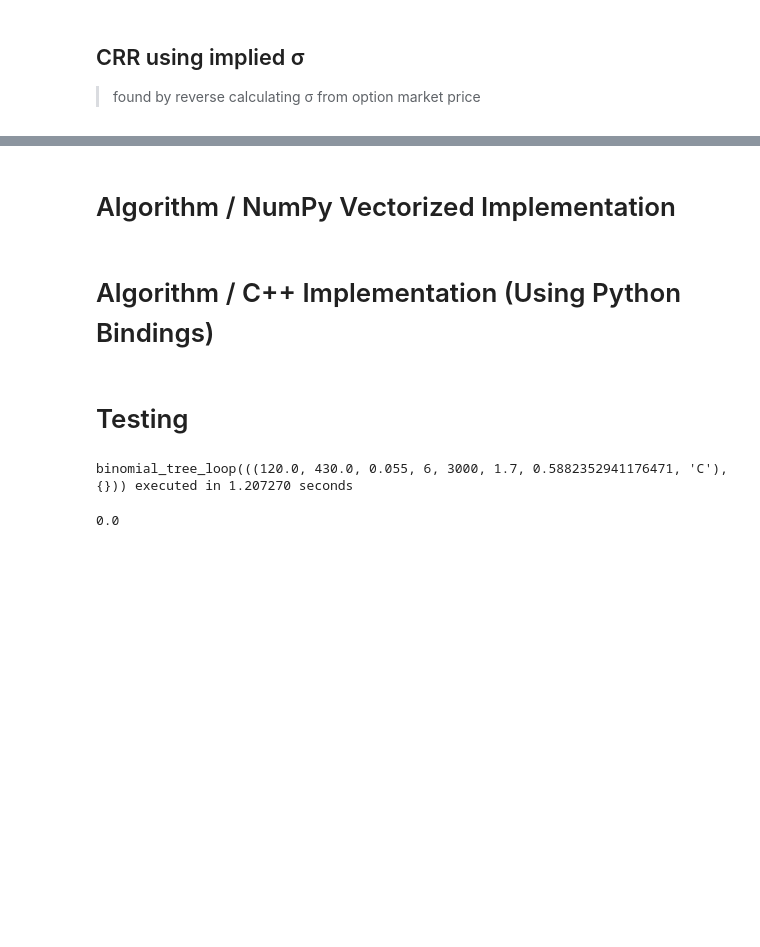
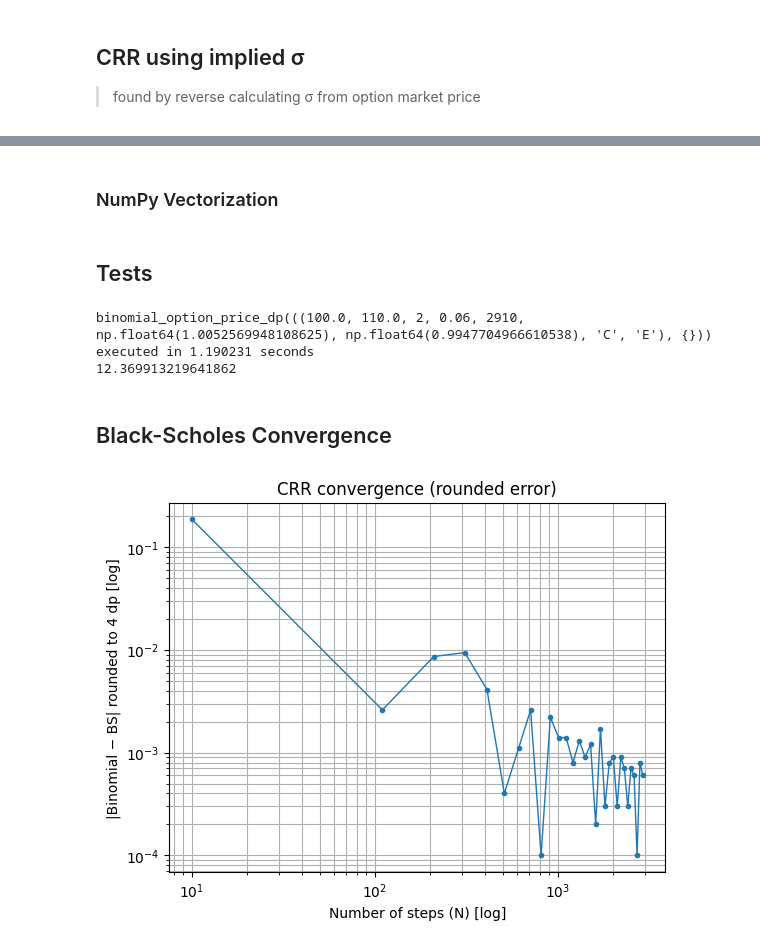
Before and after one commit to Emad-Eldin-G/CRR_Binomial_Options_Pricing, a Jupyter notebook: python_workbook.IPYNB, the cells around one changed output, grey strips where cells are left out. Cells and saved outputs as stored; diff of their text form; code cells hidden in the pictures; blank space fills up the shorter version.

Commit message:
dp algorithm + correct option price + started black scholes convergence

```diff
--- a/python_workbook.IPYNB
+++ b/python_workbook.IPYNB
@@ -152,0 +43,10 @@ def binomial_tree_loop(
+# %%
+# connect too Yahoo Finance to get stock/option data
+def implied_volatility(symbol, S0, K, r, T, market_price, opttype):
+    # Function to calculate implied volatility
+    pass  # Implementation goes here
+
+def crr_up_down(vol, dt):
+    u = np.exp(vol * np.sqrt(dt))
+    d = 1 / u
+    return u, d
@@ -153,11 +93,51 @@ def binomial_tree_loop(
 # %% [markdown]
-# Algorithm / NumPy Vectorized Implementation
+### NumPy Vectorization
-# %% [markdown]
-# Algorithm / C++ Implementation (Using Python Bindings)
 # %% [markdown]
-# Testing
+## Tests
 # %%
-binomial_tree_loop(S0, SK, r, T, N, u, d, opttype)
+print(binomial_option_price_dp(S0, K, T, r, N, *crr_up_down(vol, T / N), opttype, optclass))
 # %% [output]
-binomial_tree_loop(((120.0, 430.0, 0.055, 6, 3000, 1.7, 0.5882352941176471, 'C'), {})) executed in 1.207270 seconds
+binomial_option_price_dp(((100.0, 110.0, 2, 0.06, 2910, np.float64(1.0052569948108625), np.float64(0.9947704966610538), 'C', 'E'), {})) executed in 1.190231 seconds
+12.369913219641862
-0.0
+# %% [markdown]
+## Black-Scholes Convergence
+# %%
+def norm_cdf(x):
+    return 0.5 * (1.0 + math.erf(x / math.sqrt(2.0)))
+
+def bs_price(S0, K, r, T, vol, opttype="C"):
+    d1 = (math.log(S0 / K) + (r + 0.5 * vol**2) * T) / (vol * math.sqrt(T))
+    d2 = d1 - vol * math.sqrt(T)
+    if opttype.upper() == "C":
+        return S0 * norm_cdf(d1) - K * math.exp(-r*T) * norm_cdf(d2)
+    else:
+        return K * math.exp(-r*T) * norm_cdf(-d2) - S0 * norm_cdf(-d1)
+
+
+Ns = list(range(10, 3000, 100))
+prices = []
+for N in Ns:
+    prices.append(binomial_option_price_dp(
+        S0, K, T, r, N, *crr_up_down(vol, T / N), opttype, optclass
+    ))
+
+bs = bs_price(S0, K, r, T, vol, opttype)
+
+# Round errors to 4 dp
+errors = [round(abs(p - bs), 4) for p in prices]
+
+# If you want log-log, log(0) is invalid, so bump zeros slightly
+eps = 1e-6
+errors_for_log = [e if e > 0 else eps for e in errors]
+
+plt.figure()
+plt.plot(Ns, errors_for_log, marker="o", linewidth=1, markersize=3)
+plt.xscale("log")
+plt.yscale("log")
+plt.xlabel("Number of steps (N) [log]")
+plt.ylabel("|Binomial − BS| rounded to 4 dp [log]")
+plt.title("CRR convergence (rounded error)")
+plt.grid(True, which="both")
+plt.show()
+# %% [output]
+[figure, added]
```
Also changed, not shown: parts of 10 cells of this notebook, 1 other file.
